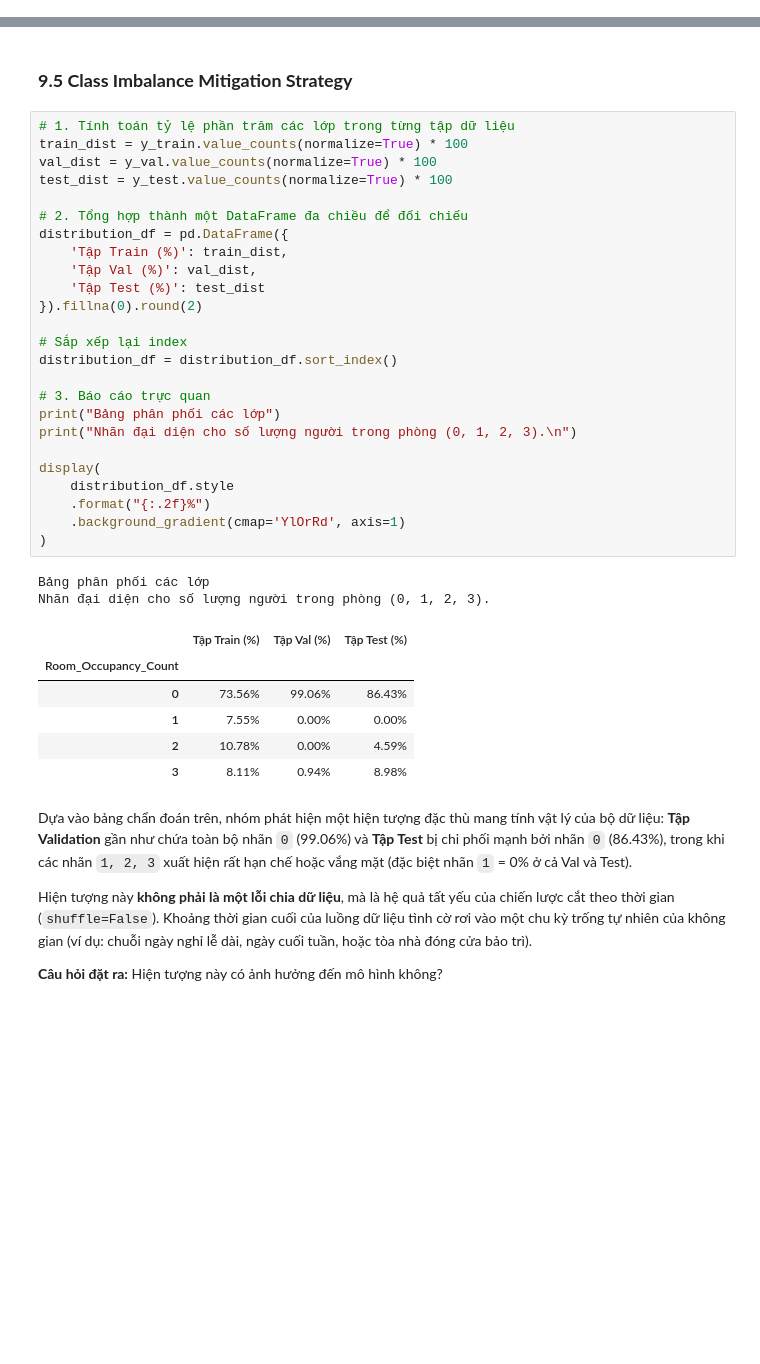
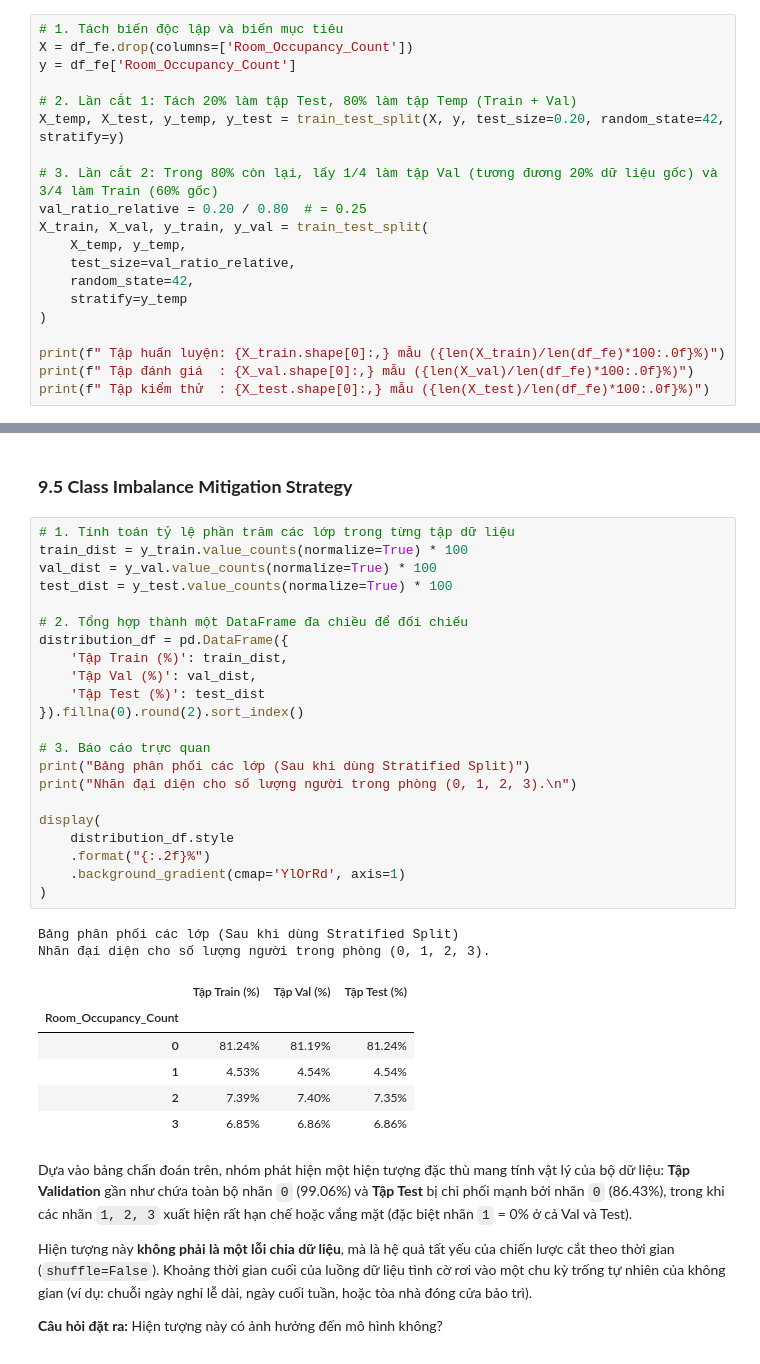
Before and after one commit to ThanhChuong12/Supervised-Learning-Regression-Classification, a Jupyter notebook: code/Part2_Classification/01_eda_and_preprocessing.ipynb, the cells around one changed output, grey strips where cells are left out. Cells and saved outputs as stored; diff of their text form; blank space fills up the shorter version.

Commit message:
Update Data Splitting Strategy

```diff
--- a/code/Part2_Classification/01_eda_and_preprocessing.ipynb
+++ b/code/Part2_Classification/01_eda_and_preprocessing.ipynb
@@ -734,0 +716,20 @@ print(f" Tập kiểm thử  : {X_test.shape[0]:,} mẫu ({len(X_test)/len(df_fe
+# %%
+# 1. Tách biến độc lập và biến mục tiêu
+X = df_fe.drop(columns=['Room_Occupancy_Count'])
+y = df_fe['Room_Occupancy_Count']
+
+# 2. Lần cắt 1: Tách 20% làm tập Test, 80% làm tập Temp (Train + Val)
+X_temp, X_test, y_temp, y_test = train_test_split(X, y, test_size=0.20, random_state=42, stratify=y)
+
+# 3. Lần cắt 2: Trong 80% còn lại, lấy 1/4 làm tập Val (tương đương 20% dữ liệu gốc) và 3/4 làm Train (60% gốc)
+val_ratio_relative = 0.20 / 0.80  # = 0.25
+X_train, X_val, y_train, y_val = train_test_split(
+    X_temp, y_temp,
+    test_size=val_ratio_relative,
+    random_state=42,
+    stratify=y_temp
+)
+
+print(f" Tập huấn luyện: {X_train.shape[0]:,} mẫu ({len(X_train)/len(df_fe)*100:.0f}%)")
+print(f" Tập đánh giá  : {X_val.shape[0]:,} mẫu ({len(X_val)/len(df_fe)*100:.0f}%)")
+print(f" Tập kiểm thử  : {X_test.shape[0]:,} mẫu ({len(X_test)/len(df_fe)*100:.0f}%)")
@@ -817,37 +823,34 @@ Trích xuất 10 dòng đầu tiên của tập Train sau khi chuẩn hóa:
 # %%
 # 1. Tính toán tỷ lệ phần trăm các lớp trong từng tập dữ liệu
 train_dist = y_train.value_counts(normalize=True) * 100
 val_dist = y_val.value_counts(normalize=True) * 100
 test_dist = y_test.value_counts(normalize=True) * 100
 
 # 2. Tổng hợp thành một DataFrame đa chiều để đối chiếu
 distribution_df = pd.DataFrame({
     'Tập Train (%)': train_dist,
     'Tập Val (%)': val_dist,
     'Tập Test (%)': test_dist
-}).fillna(0).round(2)
-
-# Sắp xếp lại index
-distribution_df = distribution_df.sort_index()
+}).fillna(0).round(2).sort_index()
 
 # 3. Báo cáo trực quan
-print("Bảng phân phối các lớp")
+print("Bảng phân phối các lớp (Sau khi dùng Stratified Split)")
 print("Nhãn đại diện cho số lượng người trong phòng (0, 1, 2, 3).\n")
 
 display(
     distribution_df.style
     .format("{:.2f}%")
     .background_gradient(cmap='YlOrRd', axis=1)
 )
 # %% [output]
-Bảng phân phối các lớp
+Bảng phân phối các lớp (Sau khi dùng Stratified Split)
 Nhãn đại diện cho số lượng người trong phòng (0, 1, 2, 3).
 |  | Tập Train (%) | Tập Val (%) | Tập Test (%) |
 | Room_Occupancy_Count |  |  |  |
-| 0 | 73.56% | 99.06% | 86.43% |
-| 1 | 7.55% | 0.00% | 0.00% |
-| 2 | 10.78% | 0.00% | 4.59% |
-| 3 | 8.11% | 0.94% | 8.98% |
+| 0 | 81.24% | 81.19% | 81.24% |
+| 1 | 4.53% | 4.54% | 4.54% |
+| 2 | 7.39% | 7.40% | 7.35% |
+| 3 | 6.85% | 6.86% | 6.86% |
 # %% [markdown]
 Dựa vào bảng chẩn đoán trên, nhóm phát hiện một hiện tượng đặc thù mang tính vật lý của bộ dữ liệu: **Tập Validation** gần như chứa toàn bộ nhãn `0` (99.06%) và **Tập Test** bị chi phối mạnh bởi nhãn `0` (86.43%), trong khi các nhãn `1, 2, 3` xuất hiện rất hạn chế hoặc vắng mặt (đặc biệt nhãn `1` = 0% ở cả Val và Test).
 
```
Also changed, not shown: parts of 4 cells of this notebook, 4 other files.
